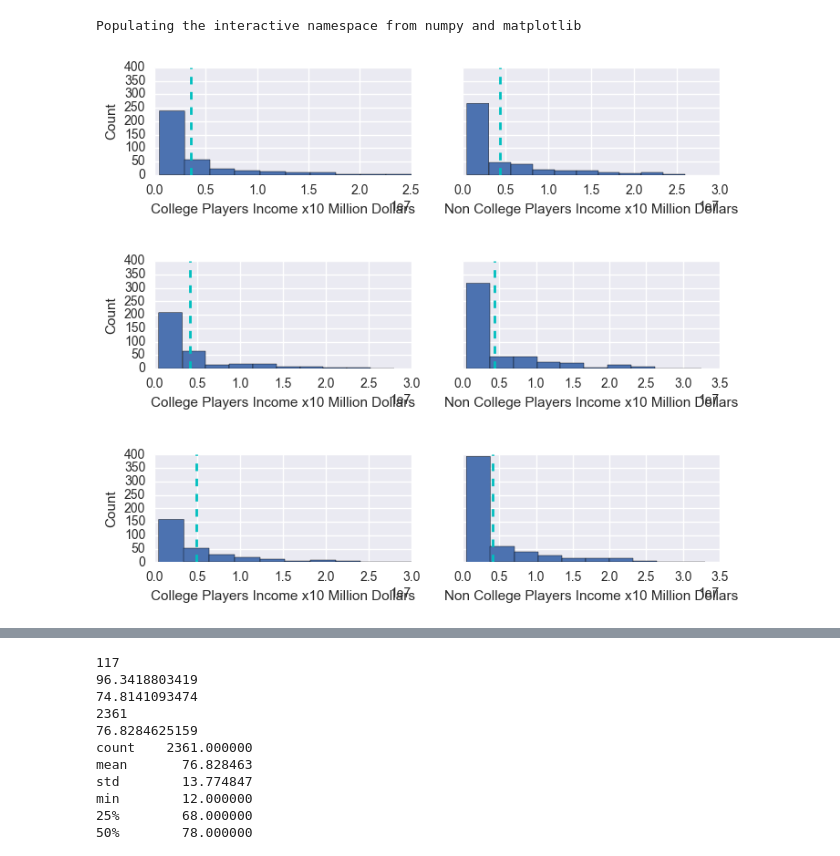
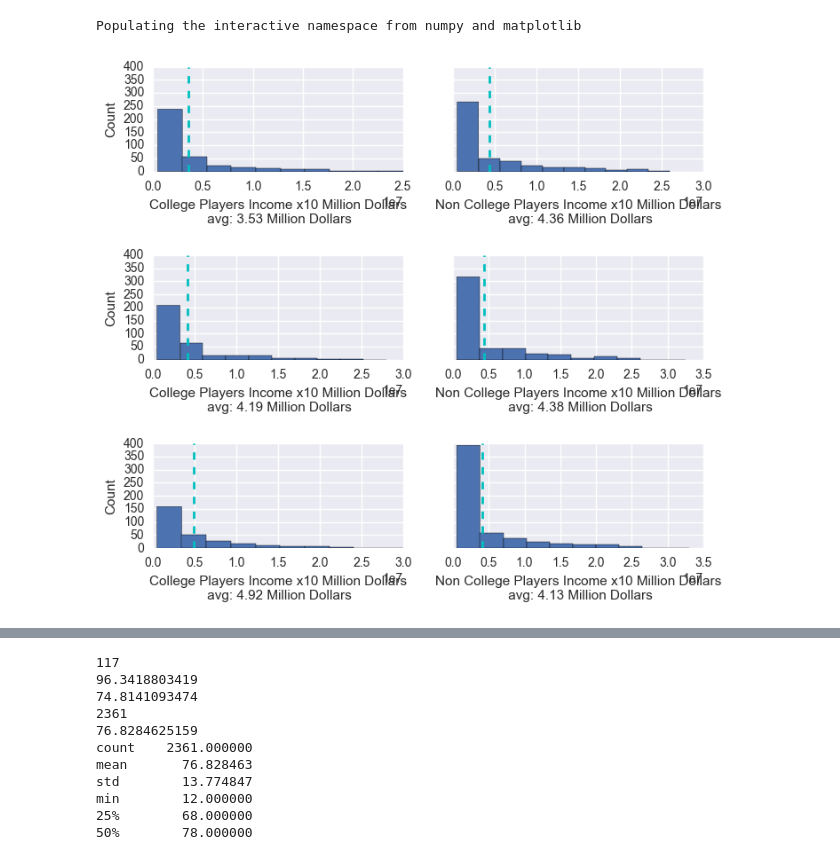
Before and after one commit to ulitosCoder/DataAnalysis, a Jupyter notebook: project_investigate_a_dataset/Baseball Data Analysis.ipynb, the cells around one changed output, grey strips where cells are left out. Cells and saved outputs as stored; diff of their text form; code cells hidden in the pictures.

Commit message:
finished mean yearly income for college and non college players

```diff
--- a/project_investigate_a_dataset/Baseball Data Analysis.ipynb
+++ b/project_investigate_a_dataset/Baseball Data Analysis.ipynb
@@ -98,29 +98,33 @@ Populating the interactive namespace from numpy and matplotlib
 # %%
 fig, axes = plt.subplots(nrows=3, ncols=2, figsize=(8, 7), sharey=True,sharex=False)
 
 alist = [college_salaries2014 , college_salaries2015, college_salaries2016]
 blist = [non_college_salaries2014 , non_college_salaries2015, non_college_salaries2016]
 ax = 0
+
+xlabel = '{0}College Players Income x10 Million Dollars\n avg: {1:.2f} Million Dollars'
 
 
 for ax in range( len(alist)):
 
     axes[ax,0].set_ylabel('Count')
 
     adf = alist[ax]
 
-    axes[ax,0].set_xlabel('College Players Income x10 Million Dollars')
+    meanmd = adf.salary.values.mean() /1000000
+    axes[ax,0].set_xlabel(xlabel.format('', meanmd  ))
     axes[ax,0].hist(adf.salary.values)
     axes[ax,0].axvline(adf.salary.values.mean(), color='c', linestyle='dashed', linewidth=2)
 
     adf = blist[ax]
-    axes[ax,1].set_xlabel('Non College Players Income x10 Million Dollars')
+    meanmd = adf.salary.values.mean() /1000000
+    axes[ax,1].set_xlabel(xlabel.format('Non ', meanmd  ))
     axes[ax,1].hist(adf.salary.values)
     axes[ax,1].axvline(adf.salary.values.mean(), color='c', linestyle='dashed', linewidth=2)
 
     ax = ax + 1
 
 
 fig.subplots_adjust(hspace = 0.8)
 # %% [output]
-[figure, old version]
+[figure, new version]
```
Also changed, not shown: parts of 3 cells of this notebook.
